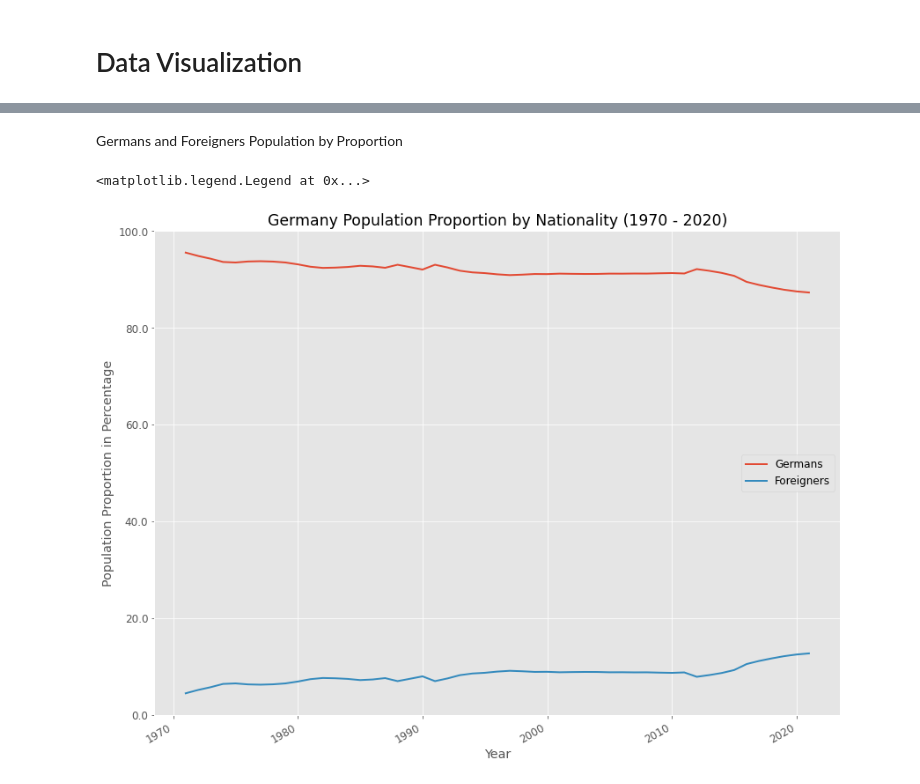
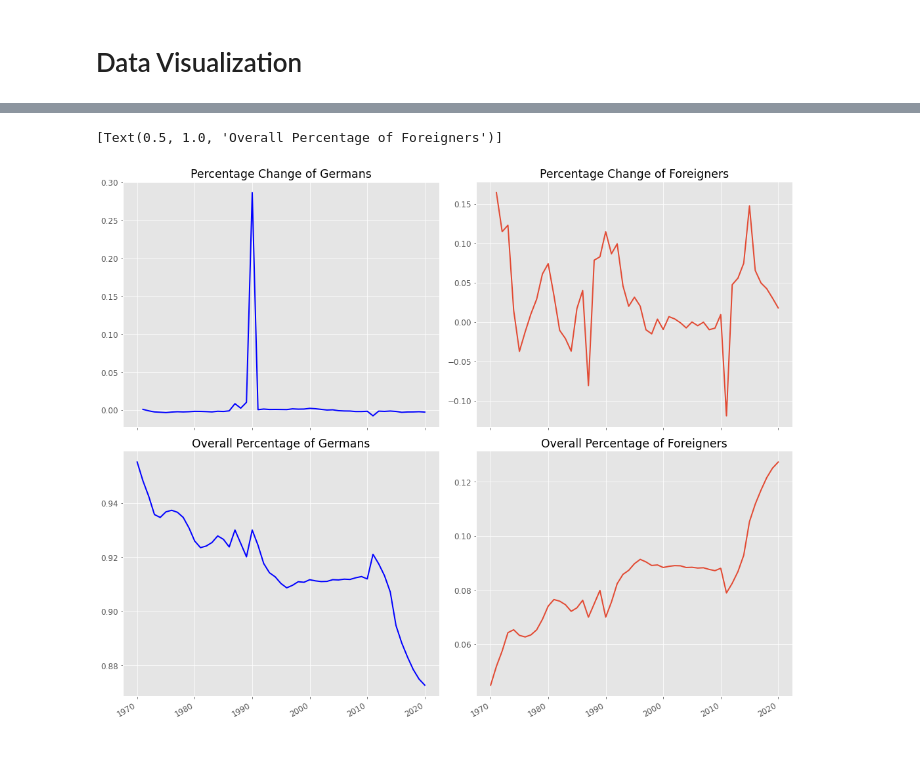
Before and after one commit to eldrigeampong/Data-Science, a Jupyter notebook: Statistisches Bundesamt/Society and environment/proj2.ipynb, the cells around one changed output, grey strips where cells are left out. Drawn from its saved outputs; the diff is of its cells as text; code cells hidden in the pictures; blank space fills up the shorter version.

```diff
--- a/Statistisches Bundesamt/Society and environment/proj2.ipynb
+++ b/Statistisches Bundesamt/Society and environment/proj2.ipynb
@@ -195,23 +139,20 @@ ax4.legend(loc=5)
-# %% [markdown]
-Germans and Foreigners Population by Proportion
-# %%
-# initialize the matplotlib figure
-fig5, ax5 = plt.subplots()
-fig5.autofmt_xdate()
-
-# population growth by Nationality between 1970 - 2020
-ax5.plot(df['ReferenceDate'], df['GermansPct'], label='Germans', linewidth=2)
-ax5.plot(df['ReferenceDate'], df['ForeignersPct'], label='Foreigners', linewidth=2)
-
-# label plot
-ax5.set(title='Germany Population Proportion by Nationality (1970 - 2020)',
-        xlabel='Year', ylabel='Population Proportion in Percentage')
-
-# set y-axis formatter
-ax5.yaxis.set_major_formatter(format_pct)
-
-# plot legend
-ax5.legend(loc=5)
-# %% [output]
-<matplotlib.legend.Legend at 0x...>
-[figure, removed]
+# %%
+# create figure and axis
+fig1, axs = plt.subplots(2, 2, sharex=True)
+fig1.autofmt_xdate()
+
+# plot line
+axs[0, 0].plot(df['Year'], df['GermansPctChg'], linewidth=2, color='blue')
+axs[0, 0].set(title='Percentage Change of Germans')
+
+axs[0, 1].plot(df['Year'], df['ForeignersPctChg'], linewidth=2)
+axs[0, 1].set(title='Percentage Change of Foreigners')
+
+axs[1, 0].plot(df['Year'], df['GermansPct'], linewidth=2, color='blue')
+axs[1, 0].set(title='Overall Percentage of Germans')
+
+axs[1, 1].plot(df['Year'], df['ForeignersPct'], linewidth=2)
+axs[1, 1].set(title='Overall Percentage of Foreigners')
+# %% [output]
+[Text(0.5, 1.0, 'Overall Percentage of Foreigners')]
+[figure, added]
```
Also changed, not shown: parts of 14 cells of this notebook, 2 other files.
